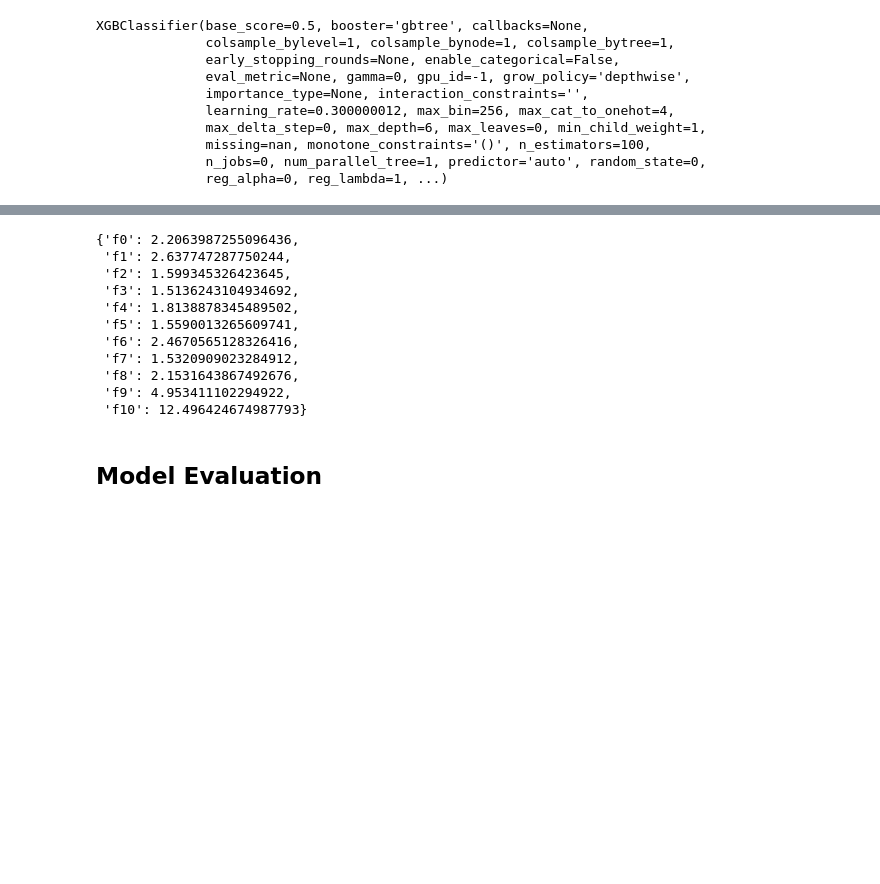
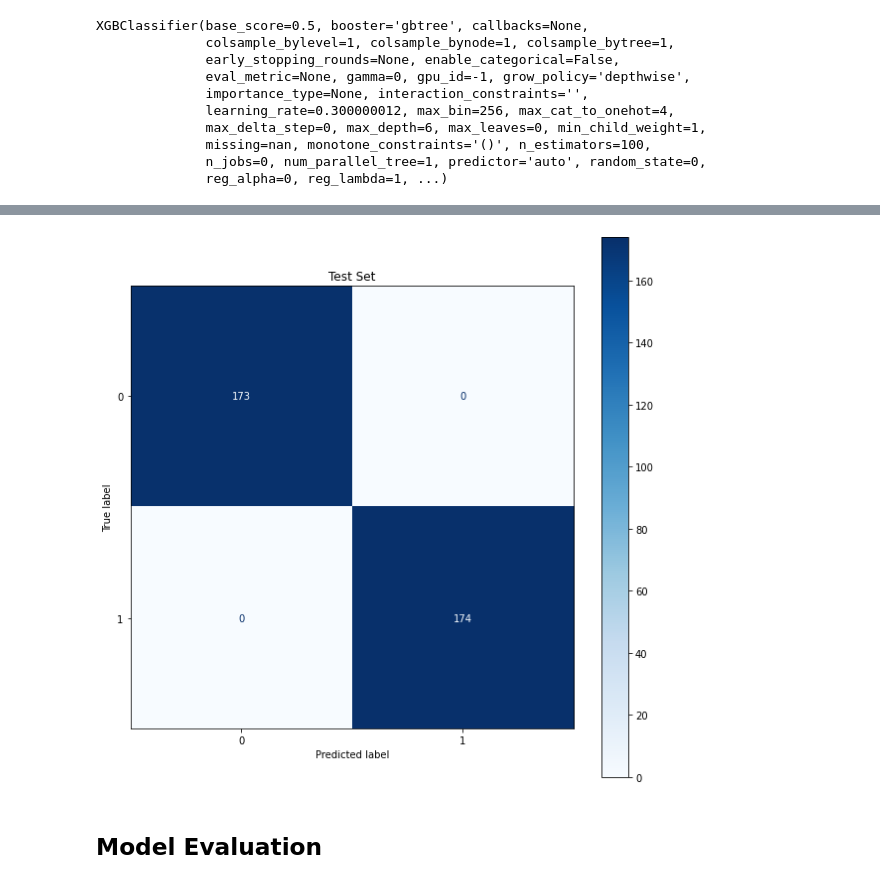
Before and after one commit to trizkynoviandy/diabetes-prediction-dashboard, a Jupyter notebook: red_wine_quality_prediction.ipynb, the cells around one changed output, grey strips where cells are left out. Drawn from its saved outputs; the diff is of its cells as text; code cells hidden in the pictures; blank space fills up the shorter version.

```diff
--- a/red_wine_quality_prediction.ipynb
+++ b/red_wine_quality_prediction.ipynb
@@ -157 +183,4 @@ X_smote, y_smote = rus.fit_resample(X, y)
+# %%
+random_undersampling = RandomUnderSampler(random_state=42, replacement=True)
+X_new, y_new = random_undersampling.fit_resample(X, y)
 # %%
@@ -232,17 +256,13 @@ weighted avg       1.00      1.00      1.00      2218
-# %%
-clf.get_booster().get_score(importance_type="gain")
-# %% [output]
-{'f0': 2.2063987255096436,
- 'f1': 2.637747287750244,
- 'f2': 1.599345326423645,
- 'f3': 1.5136243104934692,
- 'f4': 1.8138878345489502,
- 'f5': 1.5590013265609741,
- 'f6': 2.4670565128326416,
- 'f7': 1.5320909023284912,
- 'f8': 2.1531643867492676,
- 'f9': 4.953411102294922,
- 'f10': 12.496424674987793}
+# %%
+conf_matrix_training = confusion_matrix(y_train, y_train_pred)
+# %%
+conf_mat = ConfusionMatrixDisplay(conf_matrix_training)
+
+fig, ax = plt.subplots(figsize=(10, 10))
+ax.set_title('Test Set')
+conf_mat.plot(cmap=plt.cm.Blues, ax=ax);
+# %% [output]
+[figure, added]
 # %% [markdown]
 ## Model Evaluation
 # %%
```
Also changed, not shown: parts of 25 cells of this notebook.
